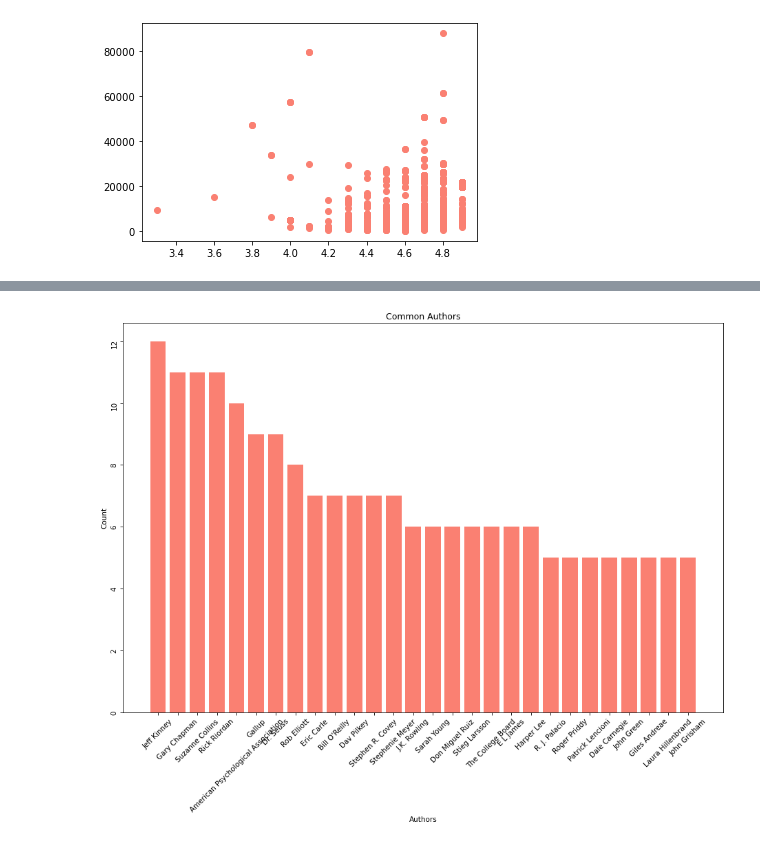
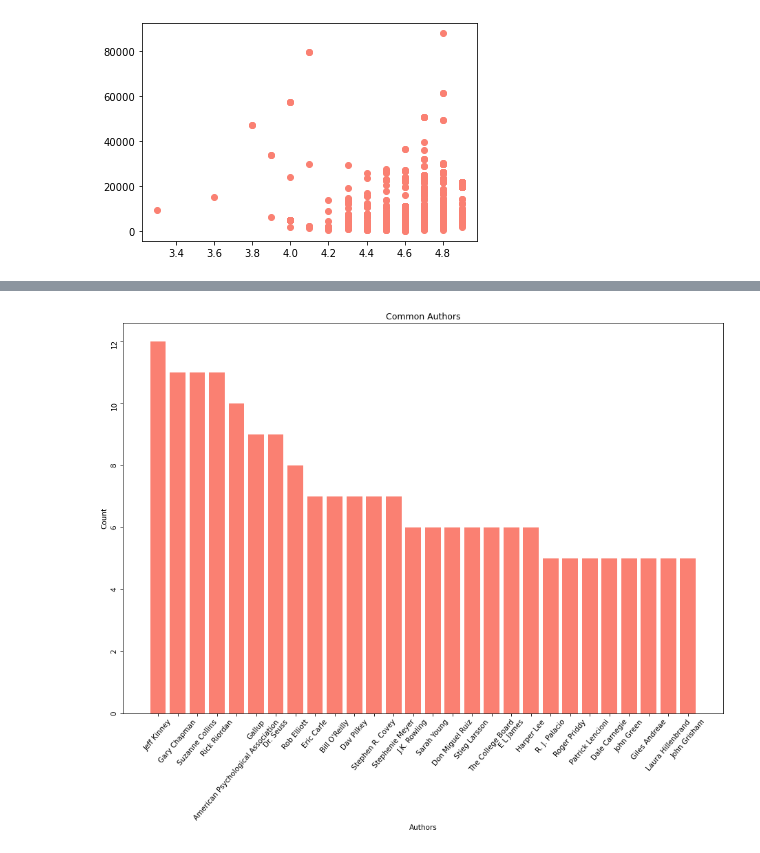
Before and after one commit to Charles2005/Amazon-Bestselling-Books-EDA, a Jupyter notebook: Files/Amazon-Top-Books-EDA.ipynb, the cells around one changed output, grey strips where cells are left out. Cells and saved outputs as stored; diff of their text form; code cells hidden in the pictures.

Commit message:
Changed xticks rotation

```diff
--- a/Files/Amazon-Top-Books-EDA.ipynb
+++ b/Files/Amazon-Top-Books-EDA.ipynb
@@ -221,10 +221,10 @@ df.head()
 # %%
 fig = plt.figure(figsize=(15, 10), dpi = 75)
 plt.bar(common_authors["Author"], common_authors["Name"], color=["salmon"])
 plt.title("Common Authors")
 plt.ylabel("Count")
 plt.xlabel("Authors")
-plt.xticks(rotation=45);
+plt.xticks(rotation=50);
 plt.yticks(rotation=90);
 # %% [output]
-[figure, old version]
+[figure, new version]
```
